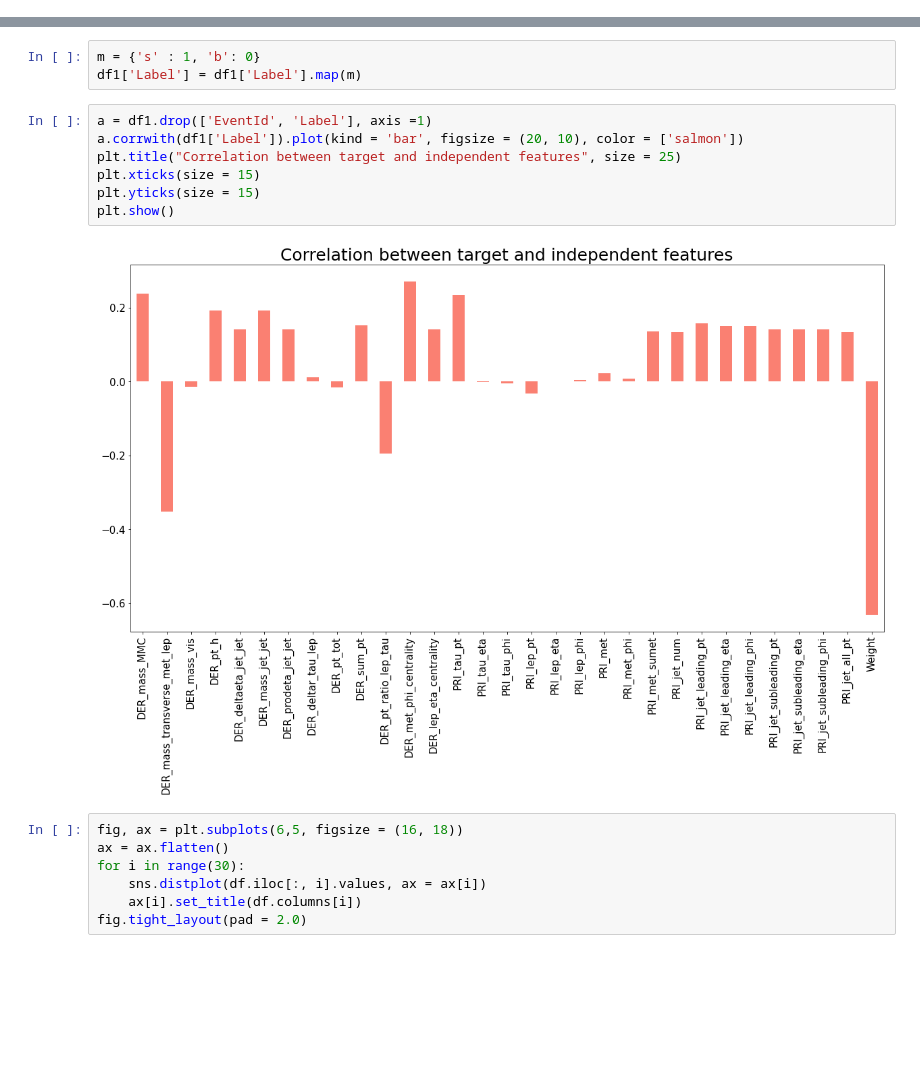
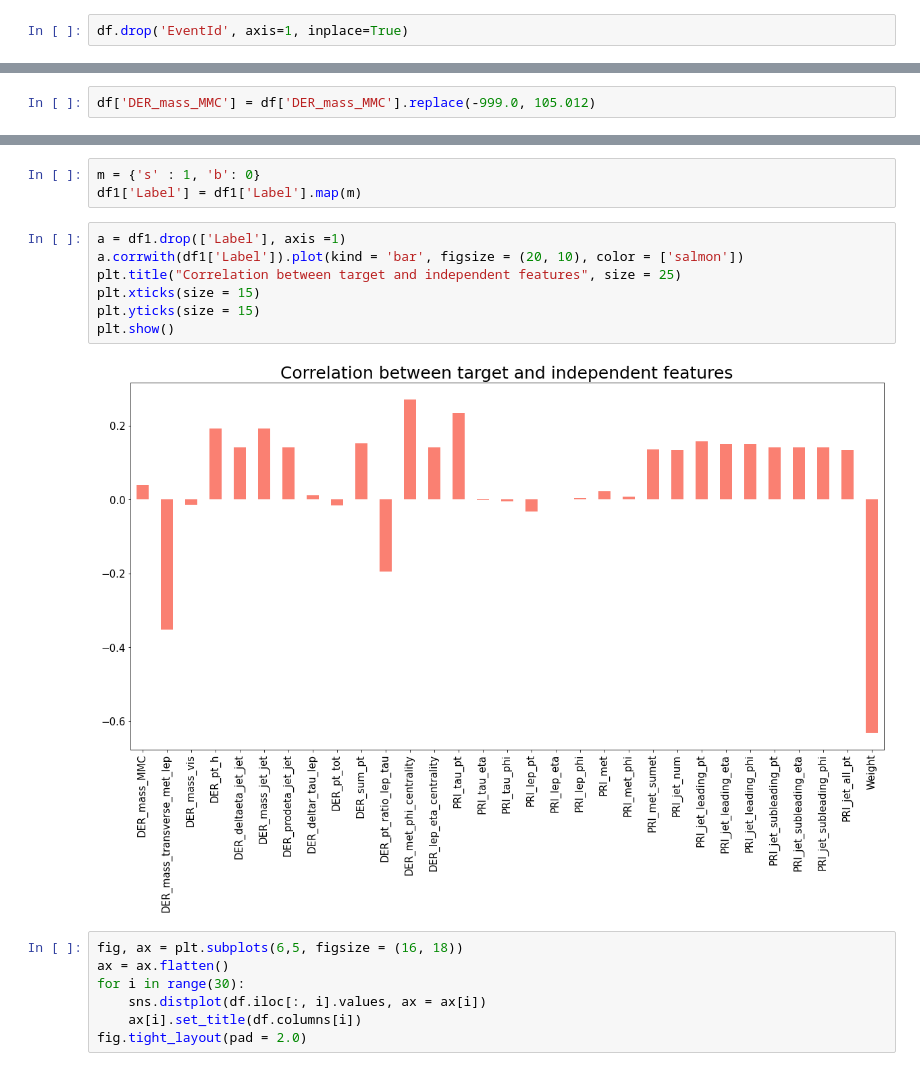
Before and after one commit to sureshmecad/Higgs-Boson-Decay-TMLC, a Jupyter notebook: Higgs_boson_EDA.ipynb, the cells around one changed output, grey strips where cells are left out. Cells and saved outputs as stored; diff of their text form; blank space fills up the shorter version.

```diff
--- a/Higgs_boson_EDA.ipynb
+++ b/Higgs_boson_EDA.ipynb
@@ -75,3 +75,5 @@ plt.show()
 df.duplicated().sum()
 # %% [output]
 0
+# %%
+df.drop('EventId', axis=1, inplace=True)
@@ -97,0 +176,2 @@ dtype: bool
+# %%
+df['DER_mass_MMC'] = df['DER_mass_MMC'].replace(-999.0, 105.012)
@@ -317,14 +642,14 @@ df1['Label'] = df1['Label'].astype('category')
 m = {'s' : 1, 'b': 0}
 df1['Label'] = df1['Label'].map(m)
 # %%
-a = df1.drop(['EventId', 'Label'], axis =1)
+a = df1.drop(['Label'], axis =1)
 a.corrwith(df1['Label']).plot(kind = 'bar', figsize = (20, 10), color = ['salmon'])
 plt.title("Correlation between target and independent features", size = 25)
 plt.xticks(size = 15)
 plt.yticks(size = 15)
 plt.show()
 # %% [output]
-[figure, old version]
+[figure, new version]
 # %%
 fig, ax = plt.subplots(6,5, figsize = (16, 18))
 ax = ax.flatten()
```
Also changed, not shown: parts of 55 cells of this notebook.
